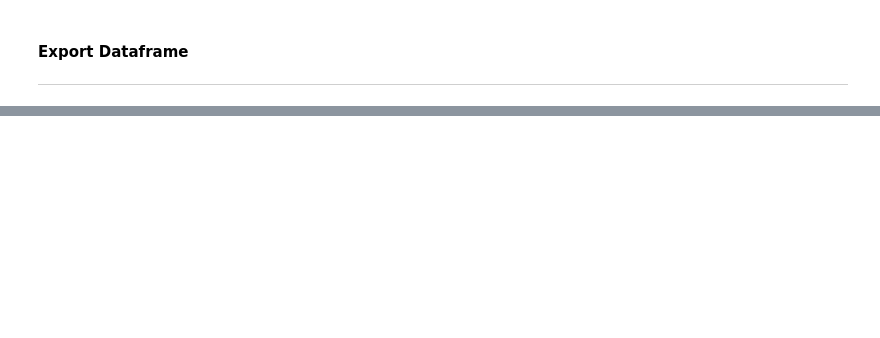
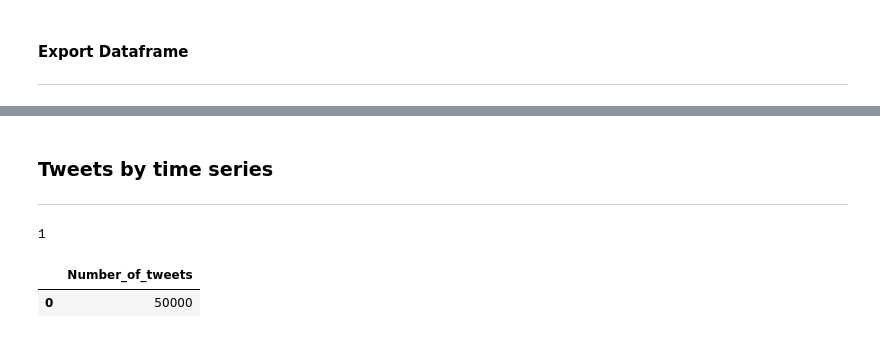
Before and after one commit to Michael-yousuf123/twitter-sentiment-analysis, a Jupyter notebook: twitter-eda.ipynb, the cells around one changed output, grey strips where cells are left out. Saved outputs shown, nothing was run; the diff lists cells and outputs as text; code cells hidden in the pictures; blank space fills up the shorter version.

```diff
--- a/twitter-eda.ipynb
+++ b/twitter-eda.ipynb
@@ -292,0 +331,3 @@ df1.head()
+# %% [markdown]
+### Tweets by time series
+---
@@ -292,0 +336,7 @@ df1.head()
+# %%
+# df1['Date'] = pd.to_datetime(df1['Date'])
+df1.index = pd.to_datetime(df1.index)
+# %%
+def f(x):
+     return Series(dict(Number_of_tweets = x['content'].count(),
+                        ))
@@ -292,0 +347,8 @@ df1.head()
+# %%
+minute_count = df1.groupby(df1.index.minute).apply(f)
+print(len(minute_count))
+minute_count.head()
+# %% [output]
+1
+|  | Number_of_tweets |
+| 0 | 50000 |
```
Also changed, not shown: parts of 19 cells of this notebook.
